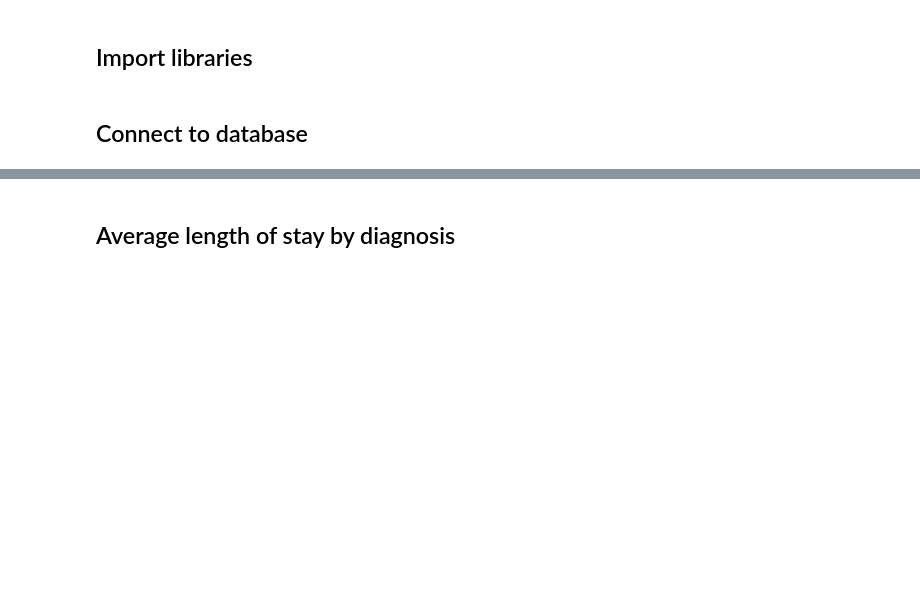
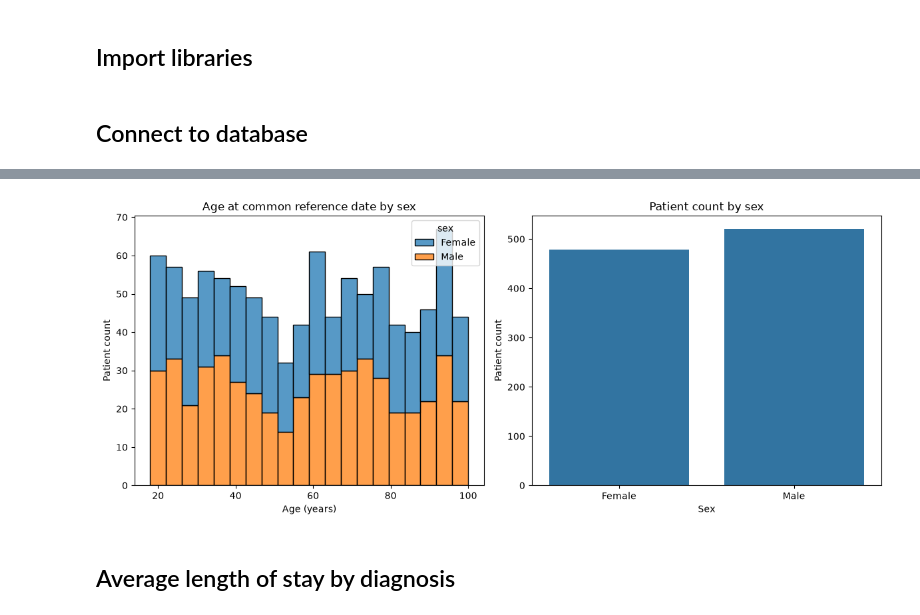
Before and after one commit to robertmaidstone/readmission-study, a Jupyter notebook: notebooks/analysis.ipynb, the cells around one changed output, grey strips where cells are left out. Drawn from its saved outputs; the diff is of its cells as text; code cells hidden in the pictures; blank space fills up the shorter version.

```diff
--- a/notebooks/analysis.ipynb
+++ b/notebooks/analysis.ipynb
@@ -17,0 +20,20 @@ engine = create_engine(
+# %%
+query = """
+WITH reference_date AS (
+    SELECT MAX(discharge_date) AS reference_date
+    FROM admissions
+)
+SELECT
+    p.patient_id,
+    p.sex,
+    p.dob,
+    r.reference_date,
+    EXTRACT(YEAR FROM AGE(r.reference_date, p.dob))::INT
+        AS age_at_reference_date
+FROM patients AS p
+CROSS JOIN reference_date AS r
+ORDER BY p.patient_id
+"""
+# %%
+df_demographics = pd.read_sql(query, engine)
+df_demographics
@@ -18,3 +54,26 @@ engine = create_engine(
+# %%
+fig, axes = plt.subplots(1, 2, figsize=(12, 5))
+
+sns.histplot(
+    data=df_demographics,
+    x="age_at_reference_date",
+    hue="sex",
+    bins=20,
+    multiple="stack",
+    ax=axes[0]
+)
+axes[0].set_title("Age at common reference date by sex")
+axes[0].set_xlabel("Age (years)")
+axes[0].set_ylabel("Patient count")
+
+sns.countplot(data=df_demographics, x="sex", ax=axes[1])
+axes[1].set_title("Patient count by sex")
+axes[1].set_xlabel("Sex")
+axes[1].set_ylabel("Patient count")
+
+fig.tight_layout()
+# %% [output]
+[figure, added]
 # %% [markdown]
 ## Average length of stay by diagnosis
 # %%
```
Also changed, not shown: parts of 6 cells of this notebook.
